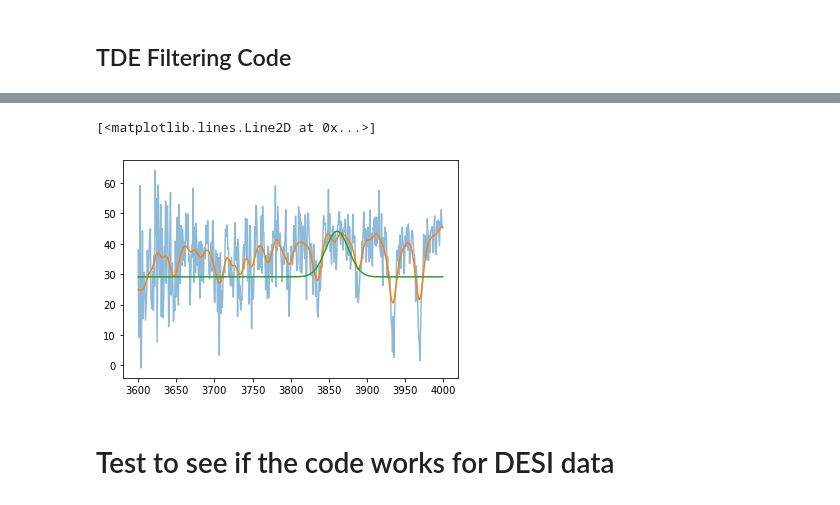
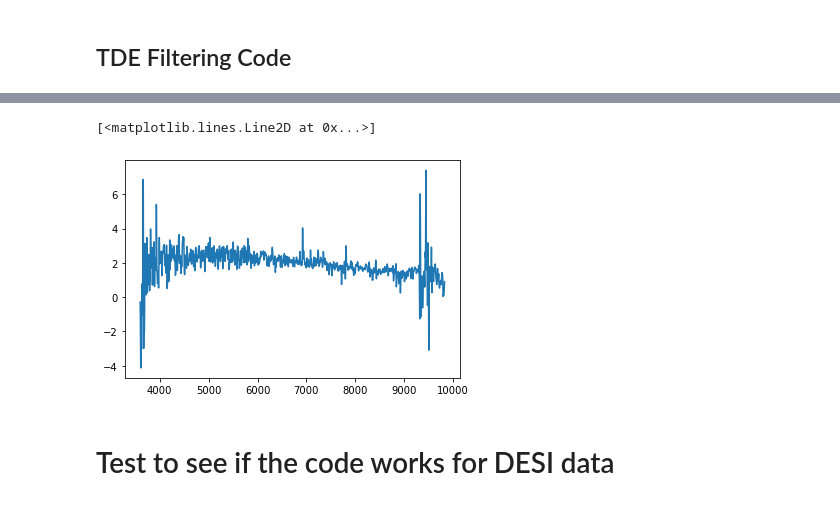
Before and after one commit to laruege/TDE-Finder, a Jupyter notebook: TDEfinder.ipynb, the cells around one changed output, grey strips where cells are left out. Cells and saved outputs as stored; diff of their text form; code cells hidden in the pictures.

```diff
--- a/TDEfinder.ipynb
+++ b/TDEfinder.ipynb
@@ -54,13 +56,22 @@ for tile in tiles:
         spec = read_spectra(coadd)
         zbest_files = coadd.replace('coadd', 'zbest')
         zbest = Table.read(zbest_files, 'ZBEST')
-        spec.extra_catalog = zbest
+
+        # Select spectra with good redshifts at low z to pick TDE candidates.
+        select = (zbest['DELTACHI2']>25) & (zbest['ZWARN']==0) & (zbest['Z']<=0.15) & (zbest['SPECTYPE']=='GALAXY')
+
+        # Match TARGETID between good redshifts in zbest and the spectra fibermap table.
+        idx = np.in1d(spec.fibermap['TARGETID'], zbest['TARGETID'][select])
+
+        # Coadd our selected (good redshift) spectra across the b, r, z cameras.
+        cspec = coadd_cameras(spec[idx])
+        cspec.extra_catalog = zbest[select]
 
         # Accumulate spectra from all petals into one object, "spectra."
         if spectra is None:
-            spectra = spec
+            spectra = cspec
         else:
-            spectra = specstack([spectra, spec])
+            spectra = specstack([spectra, cspec])
 
         break
     break
@@ -77,2 +108,2 @@ select = (zbest['DELTACHI2']>25) & (zbest['ZWARN']==0) & (zbest['Z']<=0.75)
 # %%
-spectra = spectra[select]
+spectra.extra_catalog
@@ -217,13 +279,9 @@ False
 # %%
-plt.plot(spectra.wave['b'][0:500], spectra.flux['b'][k][0:500], alpha=0.5)
-plt.plot(spectra.wave['b'][0:500], gaussian_filter1d(spectra.flux['b'][k][0:500], 5))
-
-pars = [  29.12172485,   15.035281,   3860.94457385,   15.02400483]
-
-plt.plot(spectra.wave['b'][0:500], gauss2(spectra.wave['b'], *pars)[0:500])
+k = np.argwhere(spectra.fibermap['TARGETID'] == 43978251340612978)[0,0]
+plt.plot(spectra.wave['brz'], gaussian_filter1d(spectra.flux['brz'][k], 5))
 # %% [output]
 [<matplotlib.lines.Line2D at 0x...>]
-[figure, old version]
+[figure, new version]
 # %%
 # Defining the most important parts of the peak finder algorithm.
 
```
Also changed, not shown: parts of 10 cells of this notebook.
